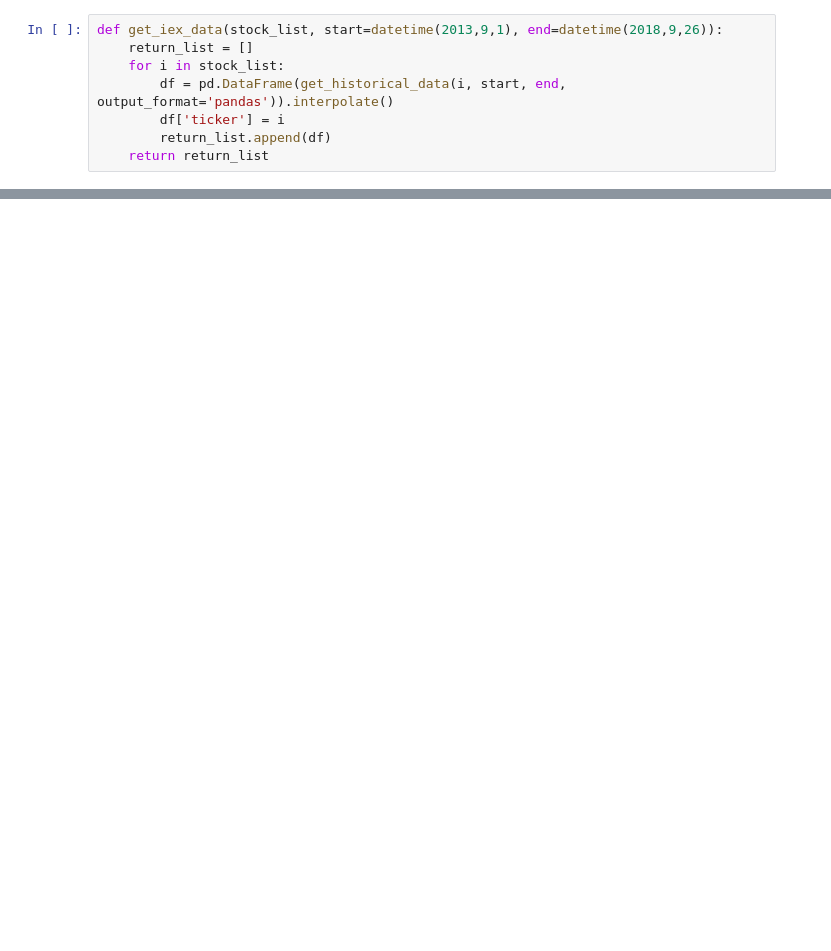
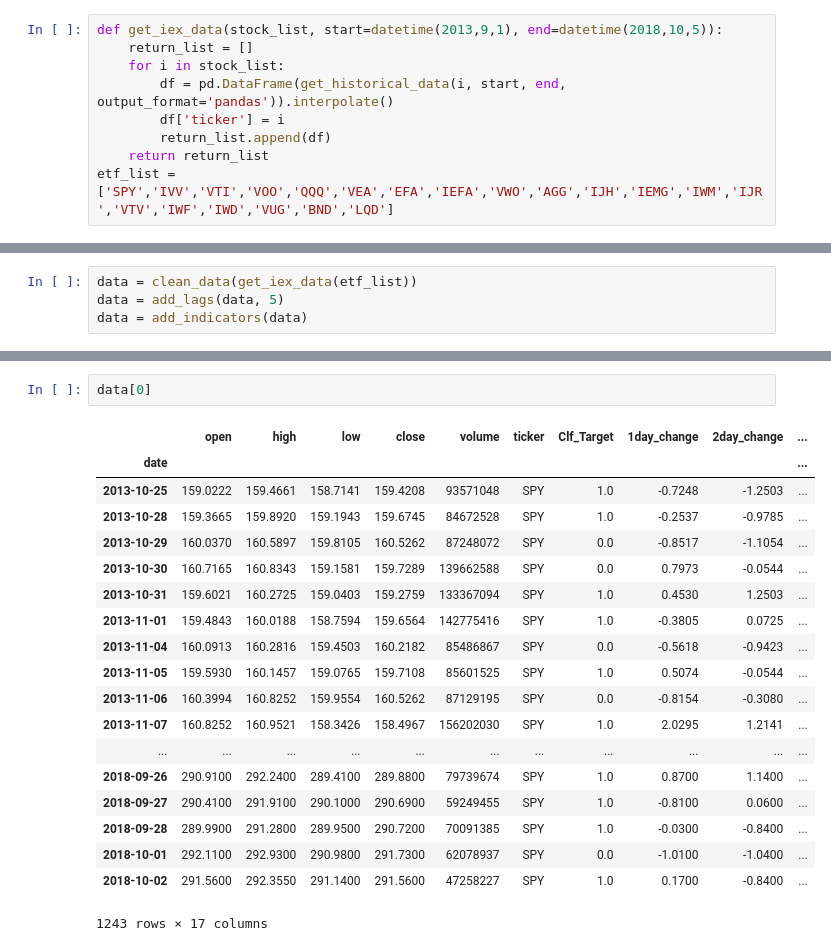
Before and after one commit to qzdl/Samplify, a Jupyter notebook: data_science/finance/package/Classification Models.ipynb, the cells around one changed output, grey strips where cells are left out. Cells and saved outputs as stored; diff of their text form; blank space fills up the shorter version.

```diff
--- a/data_science/finance/package/Classification Models.ipynb
+++ b/data_science/finance/package/Classification Models.ipynb
@@ -15,8 +21,9 @@ import itertools
 # %%
-def get_iex_data(stock_list, start=datetime(2013,9,1), end=datetime(2018,9,26)):
+def get_iex_data(stock_list, start=datetime(2013,9,1), end=datetime(2018,10,5)):
     return_list = []
     for i in stock_list:
         df = pd.DataFrame(get_historical_data(i, start, end, output_format='pandas')).interpolate()
         df['ticker'] = i
         return_list.append(df)
     return return_list
+etf_list = ['SPY','IVV','VTI','VOO','QQQ','VEA','EFA','IEFA','VWO','AGG','IJH','IEMG','IWM','IJR','VTV','IWF','IWD','VUG','BND','LQD']
@@ -26 +30,5 @@ preprocessed_data = get_iex_data(hun_etfs)
+# %%
+data = clean_data(get_iex_data(etf_list))
+data = add_lags(data, 5)
+data = add_indicators(data)
 # %%
@@ -163,0 +260,22 @@ Mean R2: -0.8616067382541058
+# %%
+data[0]
+# %% [output]
+|  | open | high | low | close | volume | ticker | Clf_Target | 1day_change | 2day_change | ... |
+| date |  |  |  |  |  |  |  |  |  | ... |
+| 2013-10-25 | 159.0222 | 159.4661 | 158.7141 | 159.4208 | 93571048 | SPY | 1.0 | -0.7248 | -1.2503 | ... |
+| 2013-10-28 | 159.3665 | 159.8920 | 159.1943 | 159.6745 | 84672528 | SPY | 1.0 | -0.2537 | -0.9785 | ... |
+| 2013-10-29 | 160.0370 | 160.5897 | 159.8105 | 160.5262 | 87248072 | SPY | 0.0 | -0.8517 | -1.1054 | ... |
+| 2013-10-30 | 160.7165 | 160.8343 | 159.1581 | 159.7289 | 139662588 | SPY | 0.0 | 0.7973 | -0.0544 | ... |
+| 2013-10-31 | 159.6021 | 160.2725 | 159.0403 | 159.2759 | 133367094 | SPY | 1.0 | 0.4530 | 1.2503 | ... |
+| 2013-11-01 | 159.4843 | 160.0188 | 158.7594 | 159.6564 | 142775416 | SPY | 1.0 | -0.3805 | 0.0725 | ... |
+| 2013-11-04 | 160.0913 | 160.2816 | 159.4503 | 160.2182 | 85486867 | SPY | 0.0 | -0.5618 | -0.9423 | ... |
+| 2013-11-05 | 159.5930 | 160.1457 | 159.0765 | 159.7108 | 85601525 | SPY | 1.0 | 0.5074 | -0.0544 | ... |
+| 2013-11-06 | 160.3994 | 160.8252 | 159.9554 | 160.5262 | 87129195 | SPY | 0.0 | -0.8154 | -0.3080 | ... |
+| 2013-11-07 | 160.8252 | 160.9521 | 158.3426 | 158.4967 | 156202030 | SPY | 1.0 | 2.0295 | 1.2141 | ... |
+| ... | ... | ... | ... | ... | ... | ... | ... | ... | ... | ... |
+| 2018-09-26 | 290.9100 | 292.2400 | 289.4100 | 289.8800 | 79739674 | SPY | 1.0 | 0.8700 | 1.1400 | ... |
+| 2018-09-27 | 290.4100 | 291.9100 | 290.1000 | 290.6900 | 59249455 | SPY | 1.0 | -0.8100 | 0.0600 | ... |
+| 2018-09-28 | 289.9900 | 291.2800 | 289.9500 | 290.7200 | 70091385 | SPY | 1.0 | -0.0300 | -0.8400 | ... |
+| 2018-10-01 | 292.1100 | 292.9300 | 290.9800 | 291.7300 | 62078937 | SPY | 0.0 | -1.0100 | -1.0400 | ... |
+| 2018-10-02 | 291.5600 | 292.3550 | 291.1400 | 291.5600 | 47258227 | SPY | 1.0 | 0.1700 | -0.8400 | ... |
+1243 rows × 17 columns
```
Also changed, not shown: parts of 14 cells of this notebook, 2 other files.
